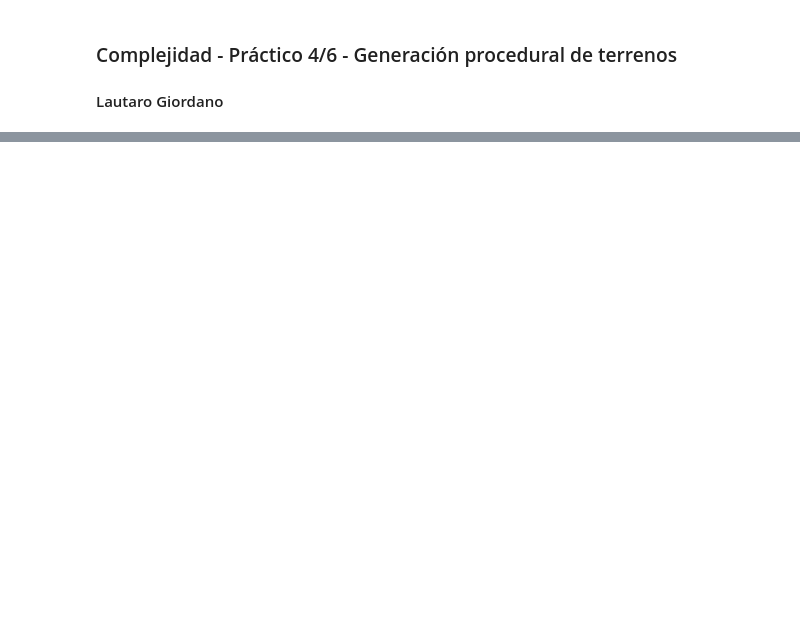
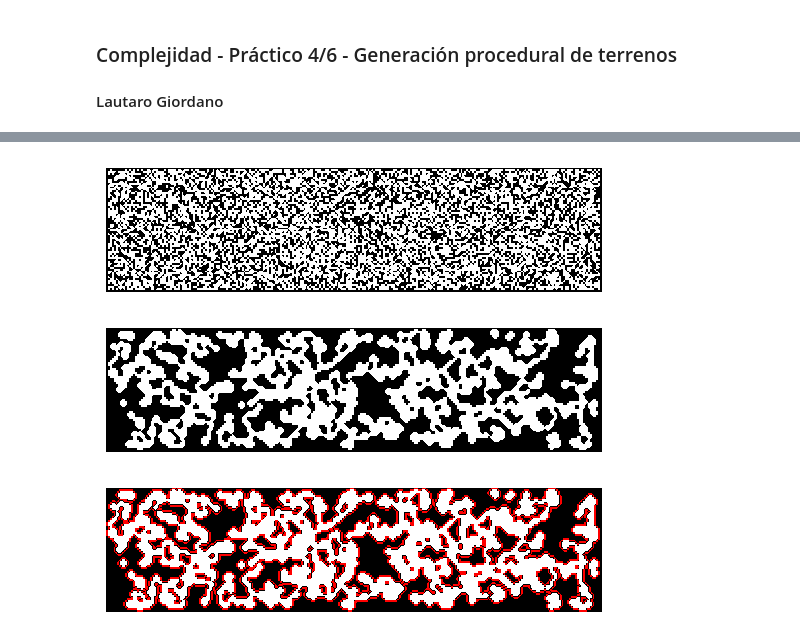
Before and after one commit to lautarogiordano/practicas-complejidad, a Jupyter notebook: p4-generacion-procedural/proc-gen.ipynb, the cells around one changed output, grey strips where cells are left out. Drawn from its saved outputs; the diff is of its cells as text; code cells hidden in the pictures; blank space fills up the shorter version.

```diff
--- a/p4-generacion-procedural/proc-gen.ipynb
+++ b/p4-generacion-procedural/proc-gen.ipynb
@@ -117,3 +101,15 @@ cueva.plot_cueva(bordes=True)
+# %%
+width, height = 256, 64
+
+cueva = cueva(width, height, 0.42, seed=1)
+cueva.plot_cueva(bordes=False)
+cueva.suavizar_cueva(50)
+cueva.plot_cueva()
+cueva.plot_cueva(bordes=True)
+# %% [output]
+[figure, added]
+[figure, added]
+[figure, added]
 # %%
 # Ahora quiero hacer box counting sobre los bordes y estimar su dimension fractal
 # Para eso, primero necesito encontrar los bordes de la cueva
```
Also changed, not shown: parts of 2 cells of this notebook.
